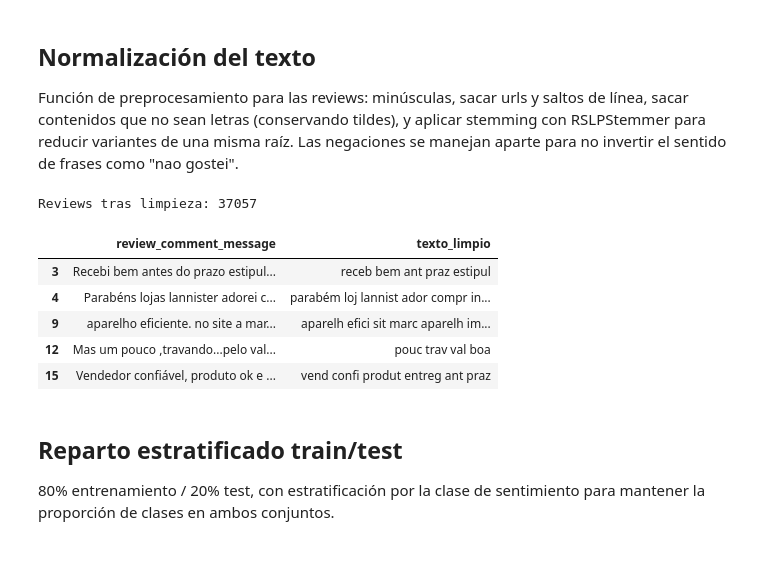
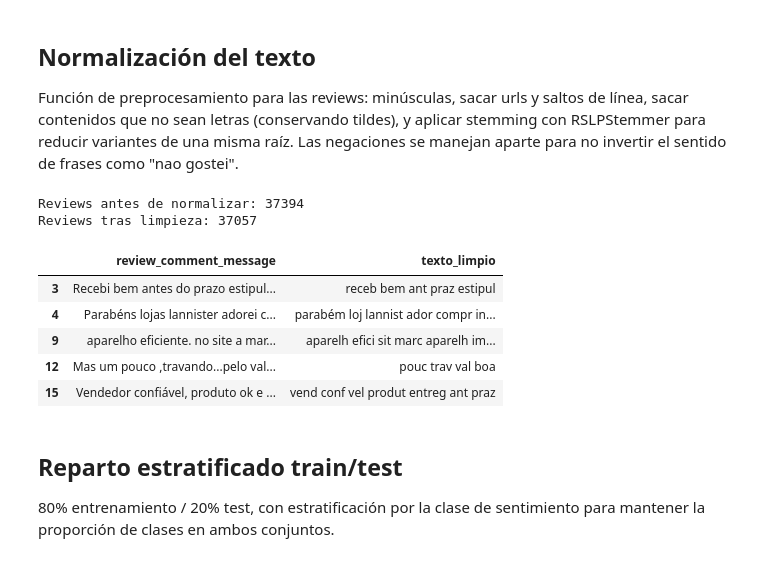
Before and after one commit to katherinevarela775/C3DS-Olist_Operation, a Jupyter notebook: notebooks/03_opiniones_reviews.ipynb, the cells around one changed output. Cells and saved outputs as stored; diff of their text form; code cells hidden in the pictures.

```diff
--- a/notebooks/03_opiniones_reviews.ipynb
+++ b/notebooks/03_opiniones_reviews.ipynb
@@ -80,7 +87,7 @@ stemming con RSLPStemmer para reducir variantes de una misma raíz. Las negacion
 se manejan aparte para no invertir el sentido de frases como "nao gostei".
 # %%
 from nltk.stem import RSLPStemmer # reduce palabras del portugues a su raiz
-from nltk.corpus import stopwords # palabrabras vacias que no aportan un significado clave
+from nltk.corpus import stopwords # palabras vacias que no aportan un significado clave
 
 stop_pt = set(stopwords.words('portuguese')) # set de stopwords
 
@@ -92,36 +99,39 @@ stop_sin_negaciones = stop_pt - negaciones # no se filtran las negaciones
 stemmer = RSLPStemmer()
 
 # Funcion de limpieza
 def limpiar_texto(texto):
     texto = str(texto).lower()
 
 # Quita URLs, saltos de linea y menc. de dinero
     texto = re.sub(r'http\S+|\n', ' ', texto)
     texto = re.sub(r'r\$\s?\d+[\.,]?\d*', ' ', texto)
-
-    texto = re.sub(r'[^a-zà-ÿ]', ' ', texto)
+    texto = re.sub(r'[^a-zã-þ]', ' ', texto)
 
 # Filtrado stopwords y palabras <= 2 letras
     palabras = [p for p in texto.split() if p not in stop_sin_negaciones]
 
     palabras = [stemmer.stem(p) for p in palabras if len(p) > 2]
 
     return ' '.join(palabras)
 
+# Conteo de reviews con texto antes de normalizar
+print(f'Reviews antes de normalizar: {len(reviews_text)}')
+
 # Limpieza a toda la columna y descarte de textos vacios
 reviews_text['texto_limpio'] = reviews_text['review_comment_message'].apply(limpiar_texto)
 reviews_text = reviews_text[reviews_text['texto_limpio'].str.len() > 0]
 
 print(f'Reviews tras limpieza: {len(reviews_text)}')
 reviews_text[['review_comment_message', 'texto_limpio']].head()
 # %% [output]
+Reviews antes de normalizar: 37394
 Reviews tras limpieza: 37057
 |  | review_comment_message | texto_limpio |
 | 3 | Recebi bem antes do prazo estipul... | receb bem ant praz estipul |
 | 4 | Parabéns lojas lannister adorei c... | parabém loj lannist ador compr in... |
 | 9 | aparelho eficiente. no site a mar... | aparelh efici sit marc aparelh im... |
 | 12 | Mas um pouco ,travando...pelo val... | pouc trav val boa |
-| 15 | Vendedor confiável, produto ok e ... | vend confi produt entreg ant praz |
+| 15 | Vendedor confiável, produto ok e ... | vend conf vel produt entreg ant praz |
 # %% [markdown]
 ## Reparto estratificado train/test
 
```
Also changed, not shown: parts of 7 cells of this notebook.
